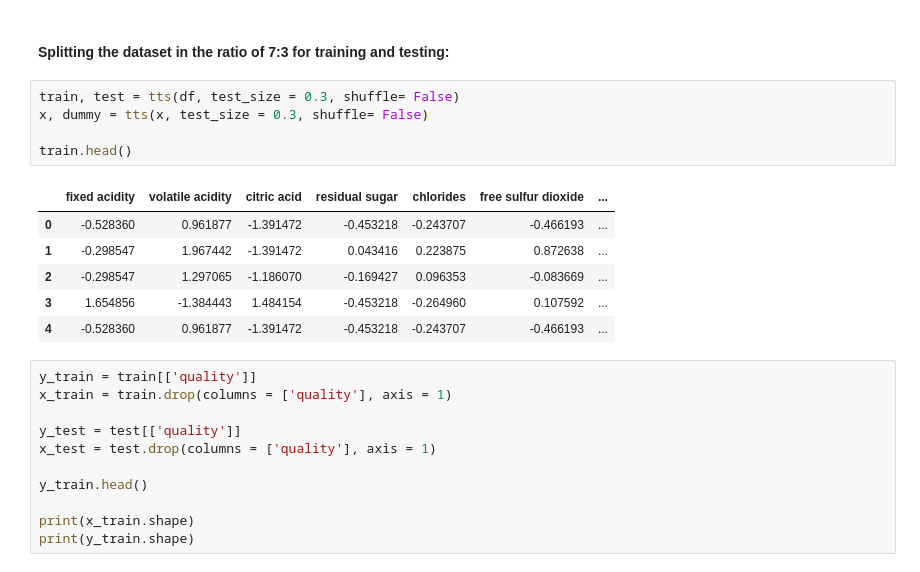
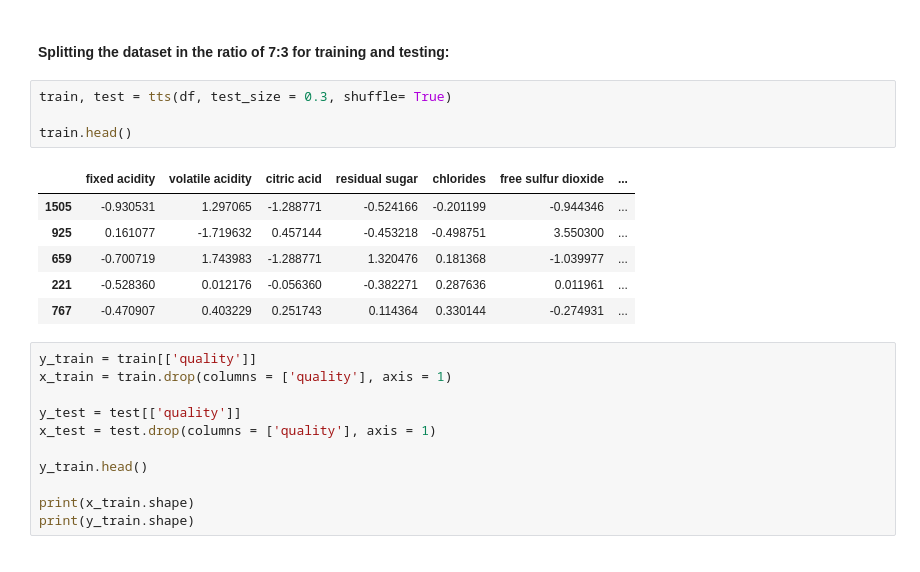
Before and after one commit to Susheel06/assignment1, a Jupyter notebook: Assignment1_Ques2&3.ipynb, the cells around one changed output. Cells and saved outputs as stored; diff of their text form.

```diff
--- a/Assignment1_Ques2&3.ipynb
+++ b/Assignment1_Ques2&3.ipynb
@@ -62,17 +62,16 @@ df.head()
 # %% [markdown]
 #### Splitting the dataset in the ratio of 7:3 for training and testing:
 # %%
-train, test = tts(df, test_size = 0.3, shuffle= False)
-x, dummy = tts(x, test_size = 0.3, shuffle= False)
+train, test = tts(df, test_size = 0.3, shuffle= True)
 
 train.head()
 # %% [output]
 |  | fixed acidity | volatile acidity | citric acid | residual sugar | chlorides | free sulfur dioxide | ... |
-| 0 | -0.528360 | 0.961877 | -1.391472 | -0.453218 | -0.243707 | -0.466193 | ... |
-| 1 | -0.298547 | 1.967442 | -1.391472 | 0.043416 | 0.223875 | 0.872638 | ... |
-| 2 | -0.298547 | 1.297065 | -1.186070 | -0.169427 | 0.096353 | -0.083669 | ... |
-| 3 | 1.654856 | -1.384443 | 1.484154 | -0.453218 | -0.264960 | 0.107592 | ... |
-| 4 | -0.528360 | 0.961877 | -1.391472 | -0.453218 | -0.243707 | -0.466193 | ... |
+| 1505 | -0.930531 | 1.297065 | -1.288771 | -0.524166 | -0.201199 | -0.944346 | ... |
+| 925 | 0.161077 | -1.719632 | 0.457144 | -0.453218 | -0.498751 | 3.550300 | ... |
+| 659 | -0.700719 | 1.743983 | -1.288771 | 1.320476 | 0.181368 | -1.039977 | ... |
+| 221 | -0.528360 | 0.012176 | -0.056360 | -0.382271 | 0.287636 | 0.011961 | ... |
+| 767 | -0.470907 | 0.403229 | 0.251743 | 0.114364 | 0.330144 | -0.274931 | ... |
 # %%
 y_train = train[['quality']]
 x_train = train.drop(columns = ['quality'], axis = 1)
```
Also changed, not shown: parts of 10 cells of this notebook.
